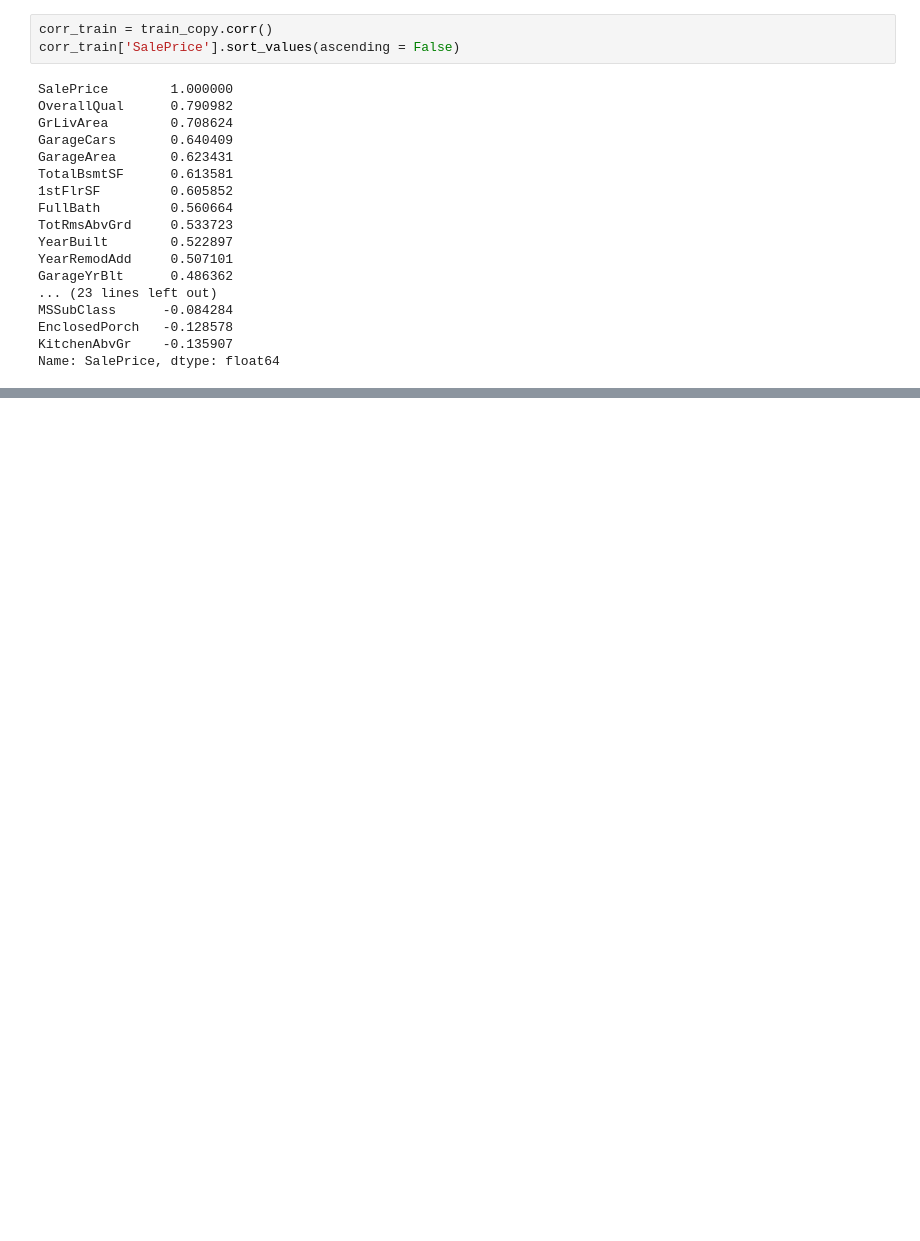
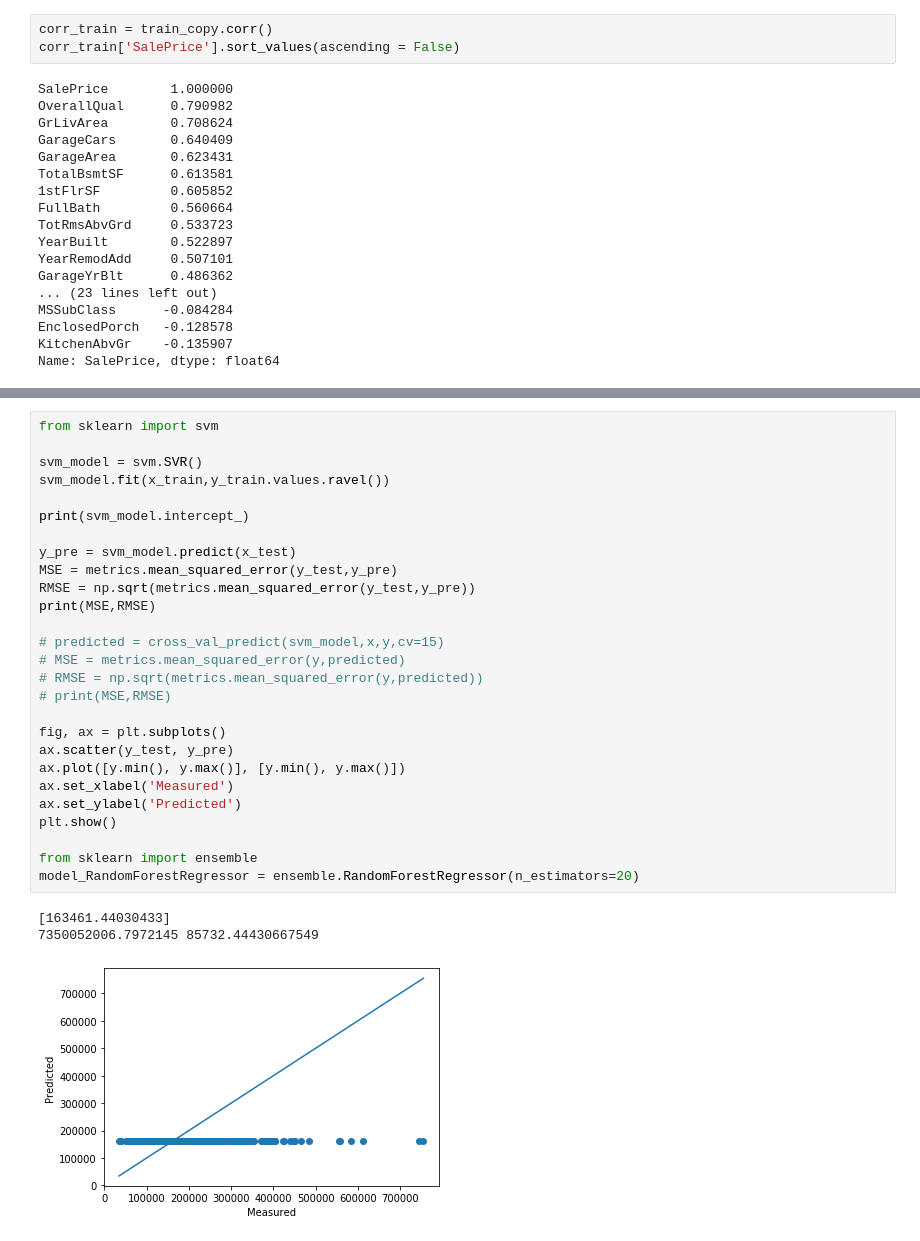
Before and after one commit to feng24/CSE_574_Project, a Jupyter notebook: house_price.ipynb, the cells around one changed output, grey strips where cells are left out. Cells and saved outputs as stored; diff of their text form; blank space fills up the shorter version.

```diff
--- a/house_price.ipynb
+++ b/house_price.ipynb
@@ -163,0 +374,31 @@ LotShape         1460 non-null object
+# %%
+from sklearn import svm
+
+svm_model = svm.SVR()
+svm_model.fit(x_train,y_train.values.ravel())
+
+print(svm_model.intercept_)
+
+y_pre = svm_model.predict(x_test)
+MSE = metrics.mean_squared_error(y_test,y_pre)
+RMSE = np.sqrt(metrics.mean_squared_error(y_test,y_pre))
+print(MSE,RMSE)
+
+# predicted = cross_val_predict(svm_model,x,y,cv=15)
+# MSE = metrics.mean_squared_error(y,predicted)
+# RMSE = np.sqrt(metrics.mean_squared_error(y,predicted))
+# print(MSE,RMSE)
+
+fig, ax = plt.subplots()
+ax.scatter(y_test, y_pre)
+ax.plot([y.min(), y.max()], [y.min(), y.max()])
+ax.set_xlabel('Measured')
+ax.set_ylabel('Predicted')
+plt.show()
+
+from sklearn import ensemble
+model_RandomForestRegressor = ensemble.RandomForestRegressor(n_estimators=20)
+# %% [output]
+[163461.44030433]
+7350052006.7972145 85732.44430667549
+[figure, added]
```
Also changed, not shown: parts of 9 cells of this notebook.
